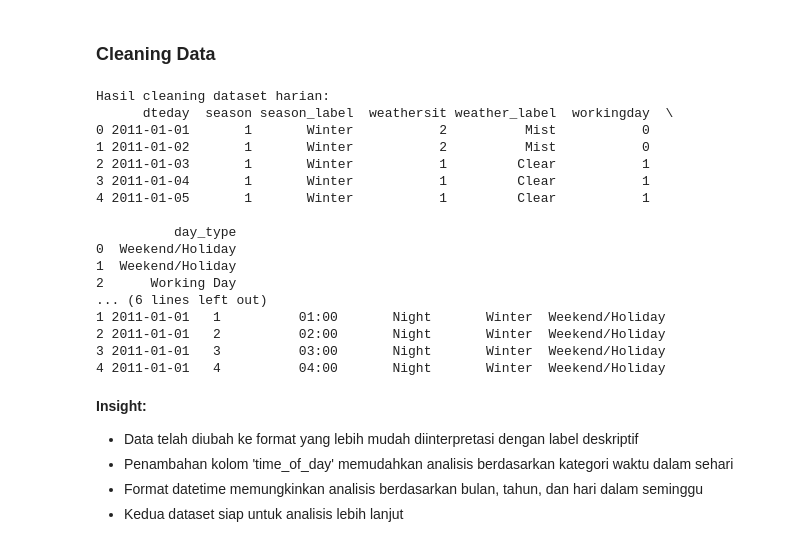
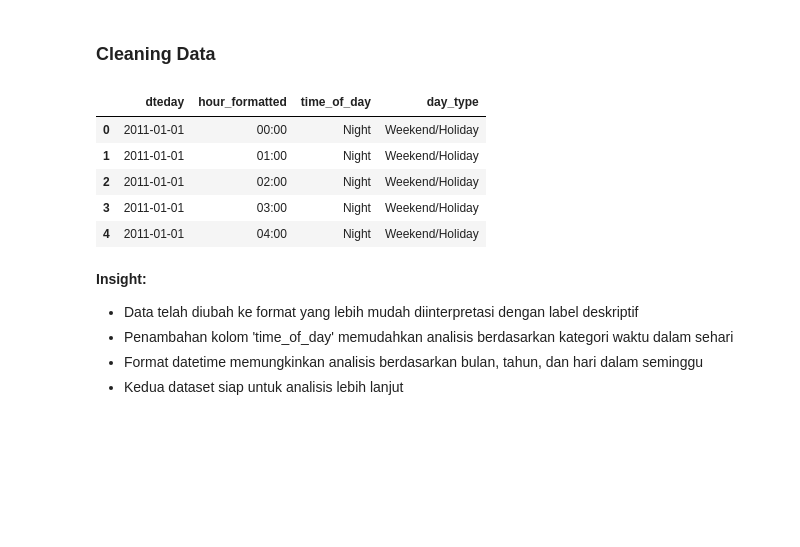
Before and after one commit to NaufalNurFahriza/data-analyst-python-dicoding, a Jupyter notebook: notebook.ipynb, the cells around one changed output. Drawn from its saved outputs; the diff is of its cells as text; code cells hidden in the pictures; blank space fills up the shorter version.

```diff
--- a/notebook.ipynb
+++ b/notebook.ipynb
@@ -203,28 +179,19 @@ df_hour['time_of_day'] = df_hour['hr'].map(time_category)
 
 # Menambahkan kolom jam dalam format 24 jam
 df_hour['hour_formatted'] = df_hour['hr'].apply(lambda x: f"{x:02d}:00")
-
-# Menampilkan hasil cleaning
-display(df_day[['dteday', 'season_label', 'weather_label', 'day_type']].head())
-display(df_hour[['dteday', 'hour_formatted', 'time_of_day', 'day_type']].head())
-# %% [output]
-Hasil cleaning dataset harian:
-      dteday  season season_label  weathersit weather_label  workingday  \
-0 2011-01-01       1       Winter           2          Mist           0
-1 2011-01-02       1       Winter           2          Mist           0
-2 2011-01-03       1       Winter           1         Clear           1
-3 2011-01-04       1       Winter           1         Clear           1
-4 2011-01-05       1       Winter           1         Clear           1
-
-          day_type
-0  Weekend/Holiday
-1  Weekend/Holiday
-2      Working Day
-... (6 lines left out)
-1 2011-01-01   1          01:00       Night       Winter  Weekend/Holiday
-2 2011-01-01   2          02:00       Night       Winter  Weekend/Holiday
-3 2011-01-01   3          03:00       Night       Winter  Weekend/Holiday
-4 2011-01-01   4          04:00       Night       Winter  Weekend/Holiday
+# %%
+# Menampilkan hasil cleaning dataset harian
+df_day[['dteday', 'season_label', 'weather_label', 'day_type']].head()
+
+# Menampilkan hasil cleaning dataset per jam
+df_hour[['dteday', 'hour_formatted', 'time_of_day', 'day_type']].head()
+# %% [output]
+|  | dteday | hour_formatted | time_of_day | day_type |
+| 0 | 2011-01-01 | 00:00 | Night | Weekend/Holiday |
+| 1 | 2011-01-01 | 01:00 | Night | Weekend/Holiday |
+| 2 | 2011-01-01 | 02:00 | Night | Weekend/Holiday |
+| 3 | 2011-01-01 | 03:00 | Night | Weekend/Holiday |
+| 4 | 2011-01-01 | 04:00 | Night | Weekend/Holiday |
 # %% [markdown]
 **Insight:**
 - Data telah diubah ke format yang lebih mudah diinterpretasi dengan label deskriptif
```
Also changed, not shown: parts of 11 cells of this notebook.
